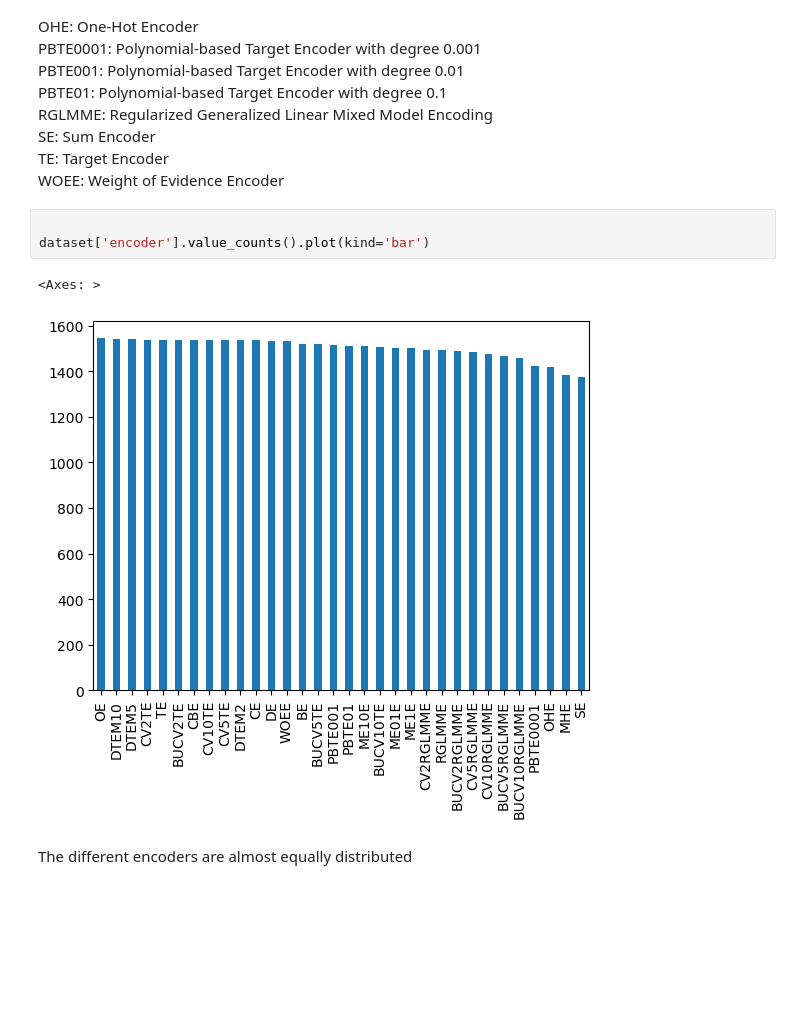
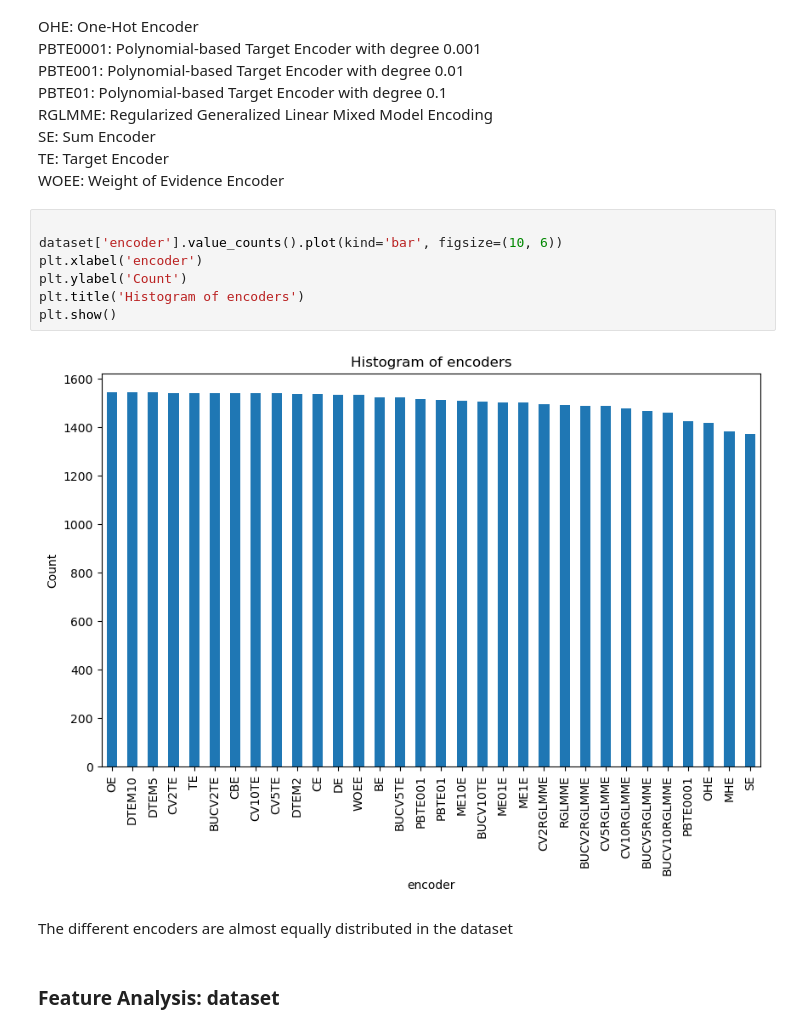
Before and after one commit to Sidies/ranking_encoders, a Jupyter notebook: notebooks/Exploration.ipynb, the cells around one changed output. Drawn from its saved outputs; the diff is of its cells as text; blank space fills up the shorter version.

Commit message:
added exploration of dataset, model

```diff
--- a/notebooks/Exploration.ipynb
+++ b/notebooks/Exploration.ipynb
@@ -129,9 +129,14 @@ array(['BE', 'BUCV10RGLMME', 'BUCV10TE', 'BUCV2RGLMME', 'BUCV2TE',
  WOEE: Weight of Evidence Encoder
 # %%
 
-dataset['encoder'].value_counts().plot(kind='bar')
+dataset['encoder'].value_counts().plot(kind='bar', figsize=(10, 6))
+plt.xlabel('encoder')
+plt.ylabel('Count')
+plt.title('Histogram of encoders')
+plt.show()
 # %% [output]
-<Axes: >
-[figure, old version]
+[figure, new version]
 # %% [markdown]
-The different encoders are almost equally distributed
+The different encoders are almost equally distributed in the dataset
+# %% [markdown]
+### Feature Analysis: dataset
```
Also changed, not shown: parts of 9 cells of this notebook.
